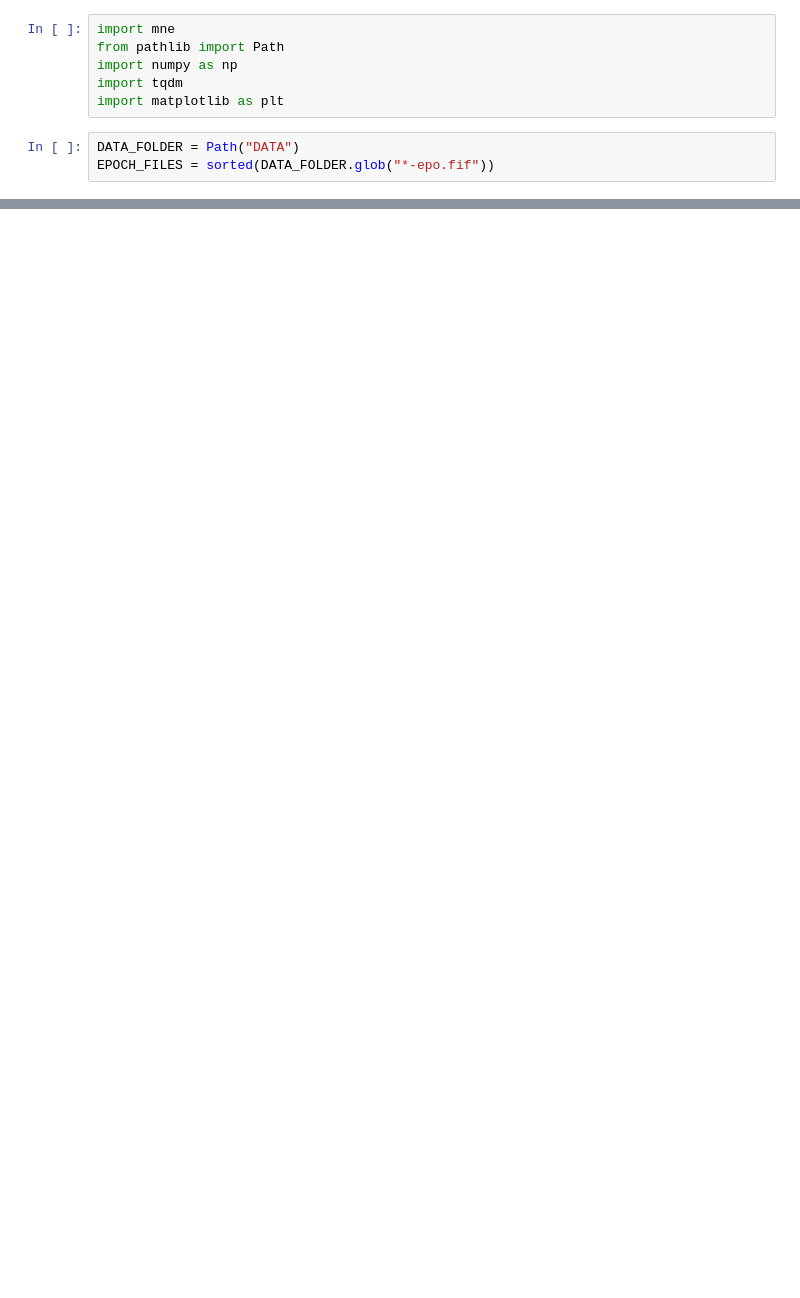
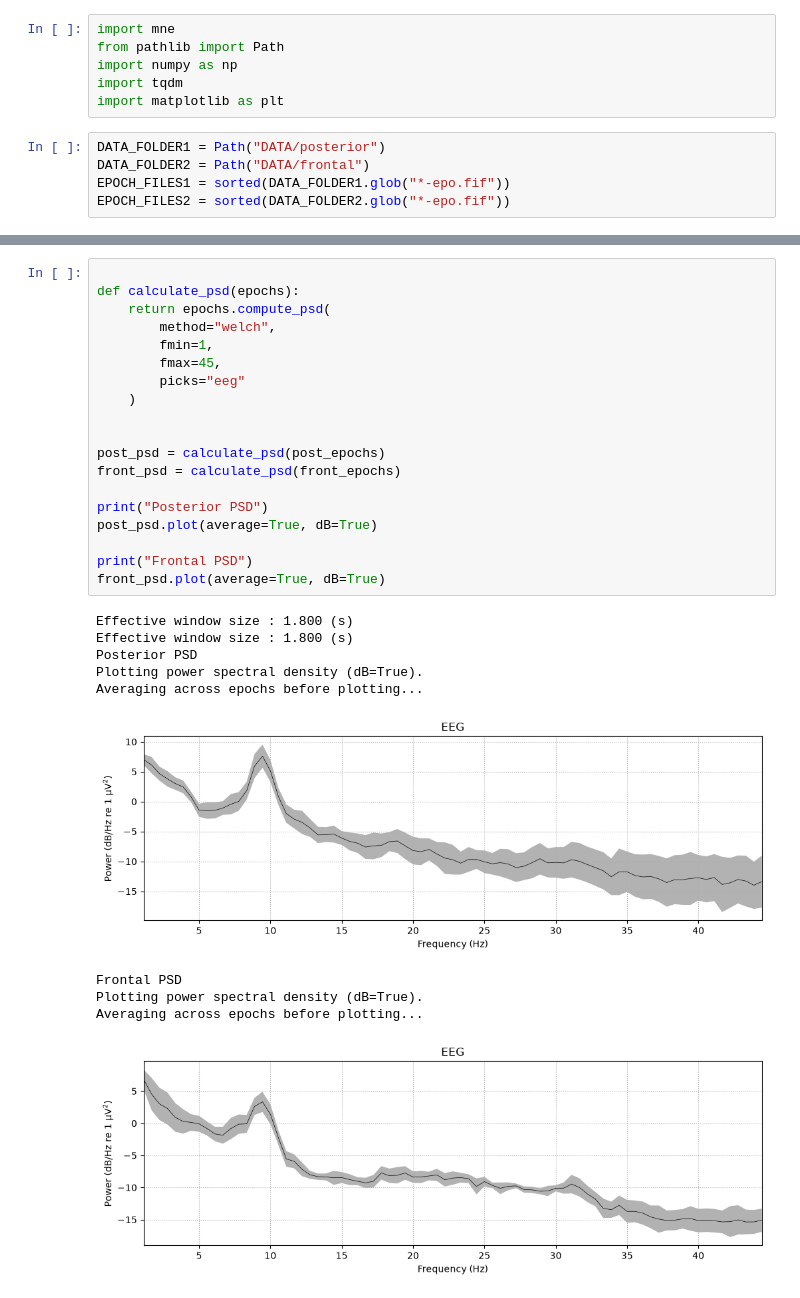
Before and after one commit to magieraem/iaf_wpr, a Jupyter notebook: data_overview.ipynb, the cells around one changed output, grey strips where cells are left out. Drawn from its saved outputs; the diff is of its cells as text; blank space fills up the shorter version.

```diff
--- a/data_overview.ipynb
+++ b/data_overview.ipynb
@@ -5,5 +5,7 @@ import numpy as np
 import tqdm
 import matplotlib as plt
 # %%
-DATA_FOLDER = Path("DATA")
-EPOCH_FILES = sorted(DATA_FOLDER.glob("*-epo.fif"))
+DATA_FOLDER1 = Path("DATA/posterior")
+DATA_FOLDER2 = Path("DATA/frontal")
+EPOCH_FILES1 = sorted(DATA_FOLDER1.glob("*-epo.fif"))
+EPOCH_FILES2 = sorted(DATA_FOLDER2.glob("*-epo.fif"))
@@ -41,0 +64,30 @@ No baseline correction applied
+# %%
+
+def calculate_psd(epochs):
+    return epochs.compute_psd(
+        method="welch",
+        fmin=1,
+        fmax=45,
+        picks="eeg"
+    )
+
+
+post_psd = calculate_psd(post_epochs)
+front_psd = calculate_psd(front_epochs)
+
+print("Posterior PSD")
+post_psd.plot(average=True, dB=True)
+
+print("Frontal PSD")
+front_psd.plot(average=True, dB=True)
+# %% [output]
+Effective window size : 1.800 (s)
+Effective window size : 1.800 (s)
+Posterior PSD
+Plotting power spectral density (dB=True).
+Averaging across epochs before plotting...
+[figure, added]
+Frontal PSD
+Plotting power spectral density (dB=True).
+Averaging across epochs before plotting...
+[figure, added]
```
Also changed, not shown: parts of 6 cells of this notebook, 22 other files.
